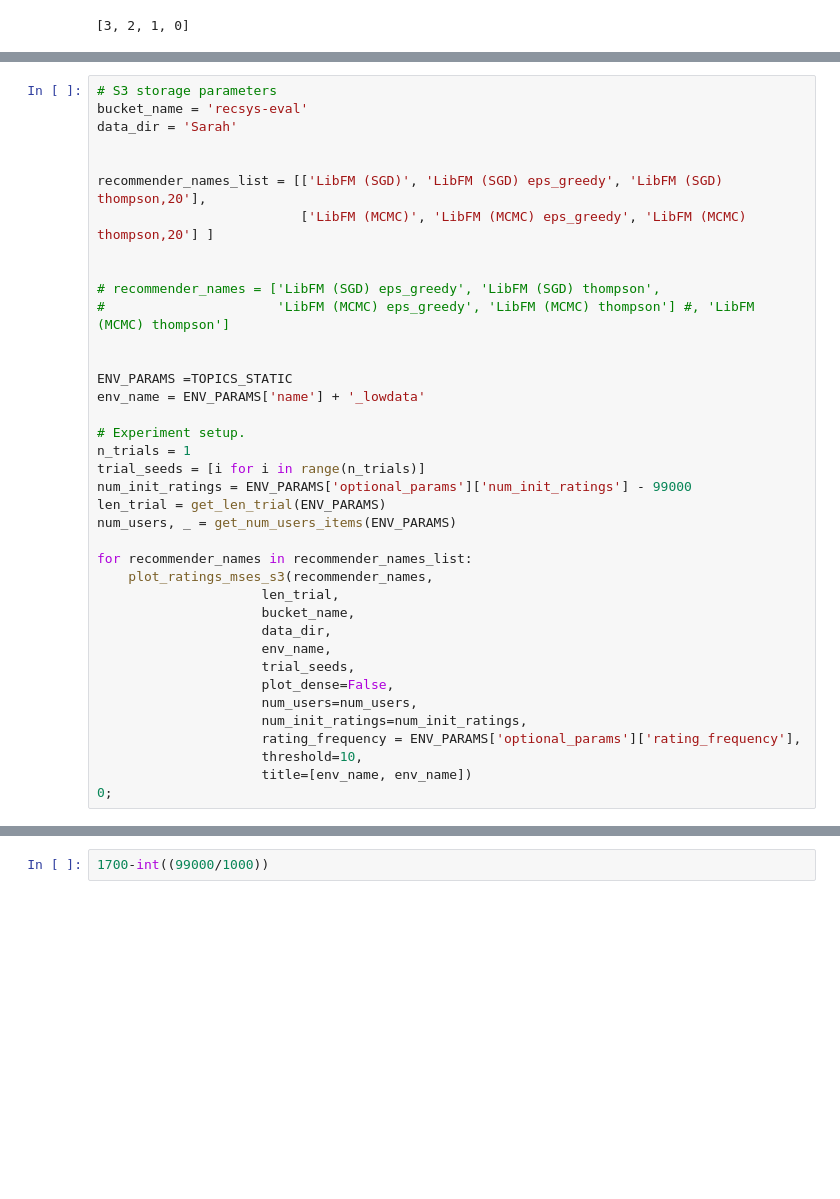
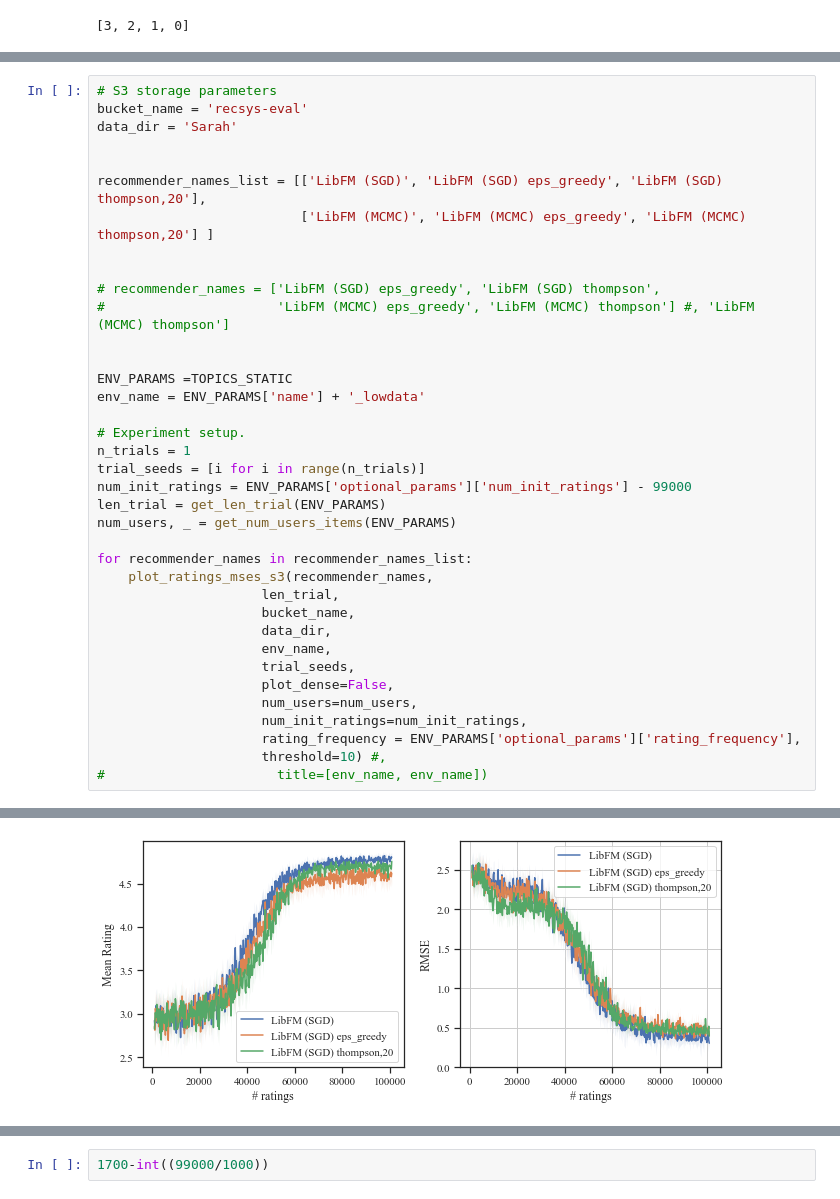
Before and after one commit to berkeley-reclab/RecLab, a Jupyter notebook: experiments/Plotting-Exploration_Results.ipynb, the cells around one changed output, grey strips where cells are left out. Saved outputs shown, nothing was run; the diff lists cells and outputs as text; blank space fills up the shorter version.

Commit message:
plotting some things

```diff
--- a/experiments/Plotting-Exploration_Results.ipynb
+++ b/experiments/Plotting-Exploration_Results.ipynb
@@ -334,7 +312,6 @@ for recommender_names in recommender_names_list:
                      num_users=num_users,
                      num_init_ratings=num_init_ratings,
                      rating_frequency = ENV_PARAMS['optional_params']['rating_frequency'],
-                     threshold=10,
-                     title=[env_name, env_name])
-0;
+                     threshold=10) #,
+#                      title=[env_name, env_name])
 # %% [output]
@@ -344,0 +318 @@ for recommender_names in recommender_names_list:
+[figure, added]
```
Also changed, not shown: parts of 4 cells of this notebook, 2 other files.
